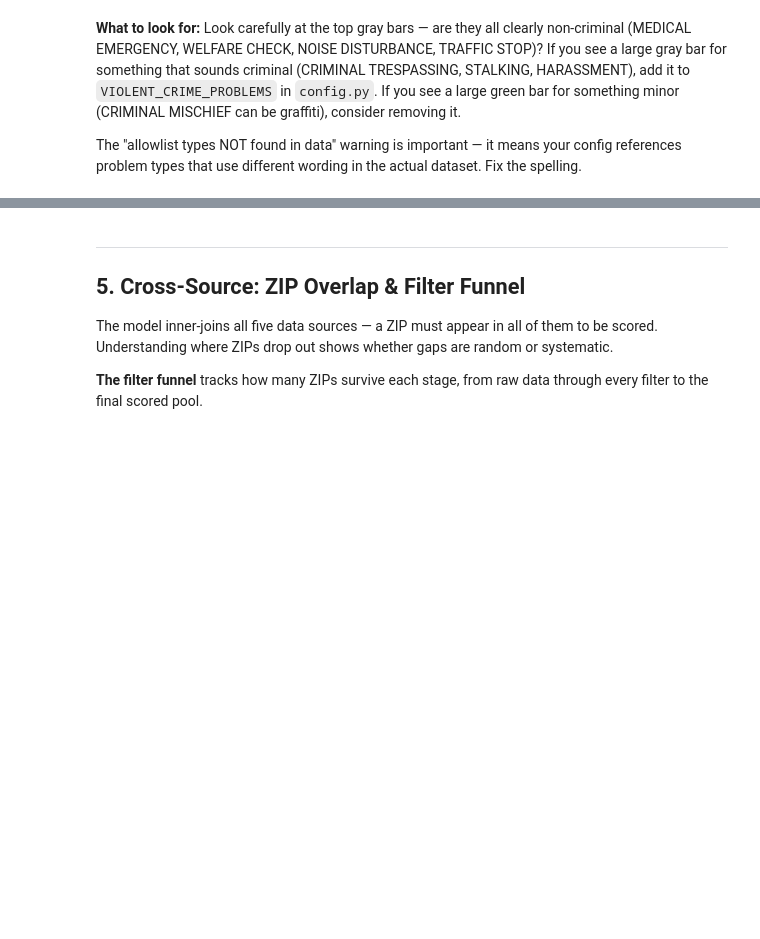
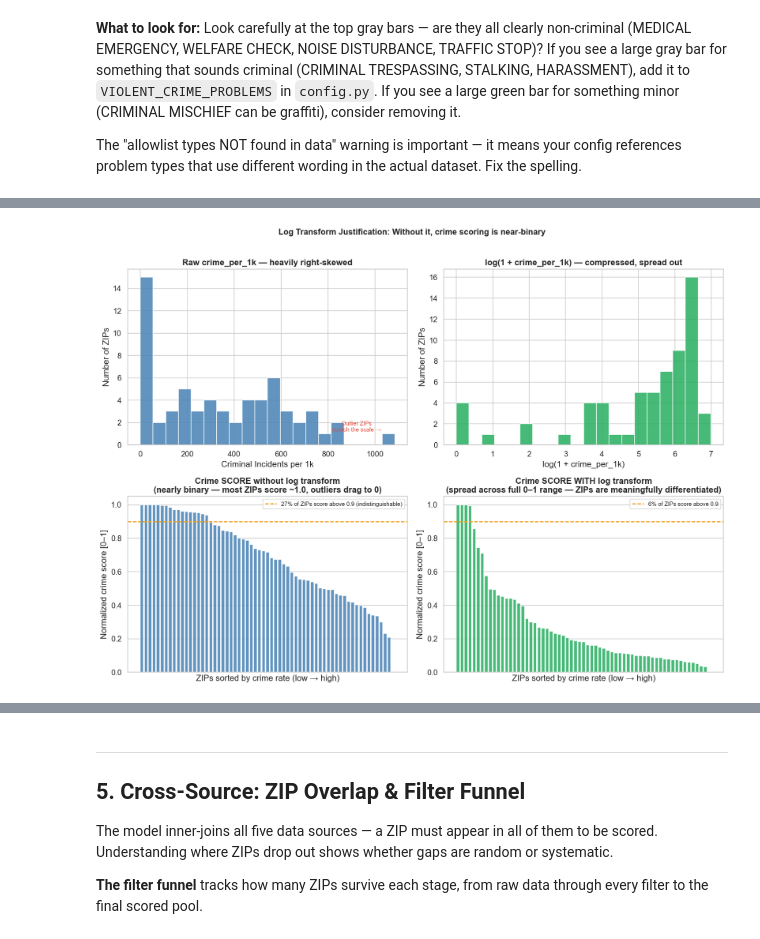
Before and after one commit to asndiallo/satx_house_hack_model, a Jupyter notebook: notebooks/01_eda.ipynb, the cells around one changed output, grey strips where cells are left out. Drawn from its saved outputs; the diff is of its cells as text; code cells hidden in the pictures; blank space fills up the shorter version.

Commit message:
visually justify the use of log transform

```diff
--- a/notebooks/01_eda.ipynb
+++ b/notebooks/01_eda.ipynb
@@ -769 +769,90 @@ max      1050.9
 Name: per_1k_filt, dtype: str
+# %%
+# 4.3 Why log-transform crime? Visual justification
+# The model scores crime on log(1 + crime_per_1k) instead of the raw value.
+# This cell shows what happens to scoring WITHOUT the transform,
+# and why it collapses all meaningful variation into a near-binary outcome.
+
+sa_crime_raw_vals = crime_comp[crime_comp['zip'].isin(sa_zips)]['per_1k_filt'].dropna()
+sa_crime_log_vals = np.log1p(sa_crime_raw_vals)
+
+# Simulate min-max normalization — exactly what the scorer does
+def minmax_invert(s):
+    return 1 - (s - s.min()) / (s.max() - s.min())
+
+score_raw = minmax_invert(sa_crime_raw_vals)
+score_log = minmax_invert(sa_crime_log_vals)
+
+fig, axes = plt.subplots(2, 2, figsize=(14, 10))
+
+# ── Row 1: Distributions ──────────────────────────────────────────────────
+ax = axes[0, 0]
+ax.hist(sa_crime_raw_vals, bins=20, color='steelblue', edgecolor='white', alpha=0.85)
+ax.set_title('Raw crime_per_1k — heavily right-skewed', fontweight='bold')
+ax.set_xlabel('Criminal Incidents per 1k')
+ax.set_ylabel('Number of ZIPs')
+# Annotate the long tail problem
+ax.annotate(
+    'Outlier ZIPs\nstretch the scale →',
+    xy=(sa_crime_raw_vals.max() * 0.85, 1.2),
+    fontsize=9, color=FAIL_COLOR, ha='center'
+)
+
+ax2 = axes[0, 1]
+ax2.hist(sa_crime_log_vals, bins=20, color=PASS_COLOR, edgecolor='white', alpha=0.85)
+ax2.set_title('log(1 + crime_per_1k) — compressed, spread out', fontweight='bold')
+ax2.set_xlabel('log(1 + crime_per_1k)')
+ax2.set_ylabel('Number of ZIPs')
+
+# ── Row 2: What the scorer actually sees ──────────────────────────────────
+# Sort ZIPs by raw crime for consistent x-axis
+sorted_idx  = sa_crime_raw_vals.sort_values().index
+x_pos       = range(len(sorted_idx))
+zip_labels  = sa_crime_raw_vals.loc[sorted_idx].index
+
+ax3 = axes[1, 0]
+ax3.bar(x_pos, score_raw.loc[sorted_idx], color='steelblue', edgecolor='white', alpha=0.85)
+ax3.set_title('Crime SCORE without log transform\n(nearly binary — most ZIPs score ~1.0, outliers drag to 0)', fontweight='bold')
+ax3.set_xlabel('ZIPs sorted by crime rate (low → high)')
+ax3.set_ylabel('Normalized crime score [0–1]')
+ax3.set_ylim(0, 1.05)
+ax3.set_xticks([])
+# Show how many ZIPs are crammed near score=1.0
+pct_near_top = (score_raw > 0.9).sum() / len(score_raw) * 100
+ax3.axhline(0.9, color=WARN_COLOR, linestyle='--', linewidth=1.5,
+            label=f'{pct_near_top:.0f}% of ZIPs score above 0.9 (indistinguishable)')
+ax3.legend(fontsize=9)
+
+ax4 = axes[1, 1]
+ax4.bar(x_pos, score_log.loc[sorted_idx], color=PASS_COLOR, edgecolor='white', alpha=0.85)
+ax4.set_title('Crime SCORE WITH log transform\n(spread across full 0–1 range — ZIPs are meaningfully differentiated)', fontweight='bold')
+ax4.set_xlabel('ZIPs sorted by crime rate (low → high)')
+ax4.set_ylabel('Normalized crime score [0–1]')
+ax4.set_ylim(0, 1.05)
+ax4.set_xticks([])
+pct_near_top_log = (score_log > 0.9).sum() / len(score_log) * 100
+ax4.axhline(0.9, color=WARN_COLOR, linestyle='--', linewidth=1.5,
+            label=f'{pct_near_top_log:.0f}% of ZIPs score above 0.9')
+ax4.legend(fontsize=9)
+
+plt.suptitle(
+    'Log Transform Justification: Without it, crime scoring is near-binary',
+    fontsize=13, fontweight='bold', y=1.01
+)
+plt.tight_layout()
+plt.show()
+
+# Numerical summary: score spread
+print('Score spread comparison (higher std = more discriminating):')
+print(f'  Without log: std={score_raw.std():.4f}  IQR={score_raw.quantile(0.75)-score_raw.quantile(0.25):.4f}')
+print(f'  With log:    std={score_log.std():.4f}  IQR={score_log.quantile(0.75)-score_log.quantile(0.25):.4f}')
+
+# Concrete example: show how two specific ZIPs compare under each approach
+print('\nConcrete example — how two ZIPs score under each method:')
+print(f'{"ZIP":<8} {"crime/1k":>10} {"score (raw)":>13} {"score (log)":>13}')
+print('-' * 48)
+for z in sa_crime_raw_vals.sort_values().index:
+    raw = sa_crime_raw_vals[z]
+    print(f'{z:<8} {raw:>10.1f} {score_raw[z]:>13.3f} {score_log[z]:>13.3f}')
+# %% [output]
+[figure, added]
```
Also changed, not shown: parts of 6 cells of this notebook.
